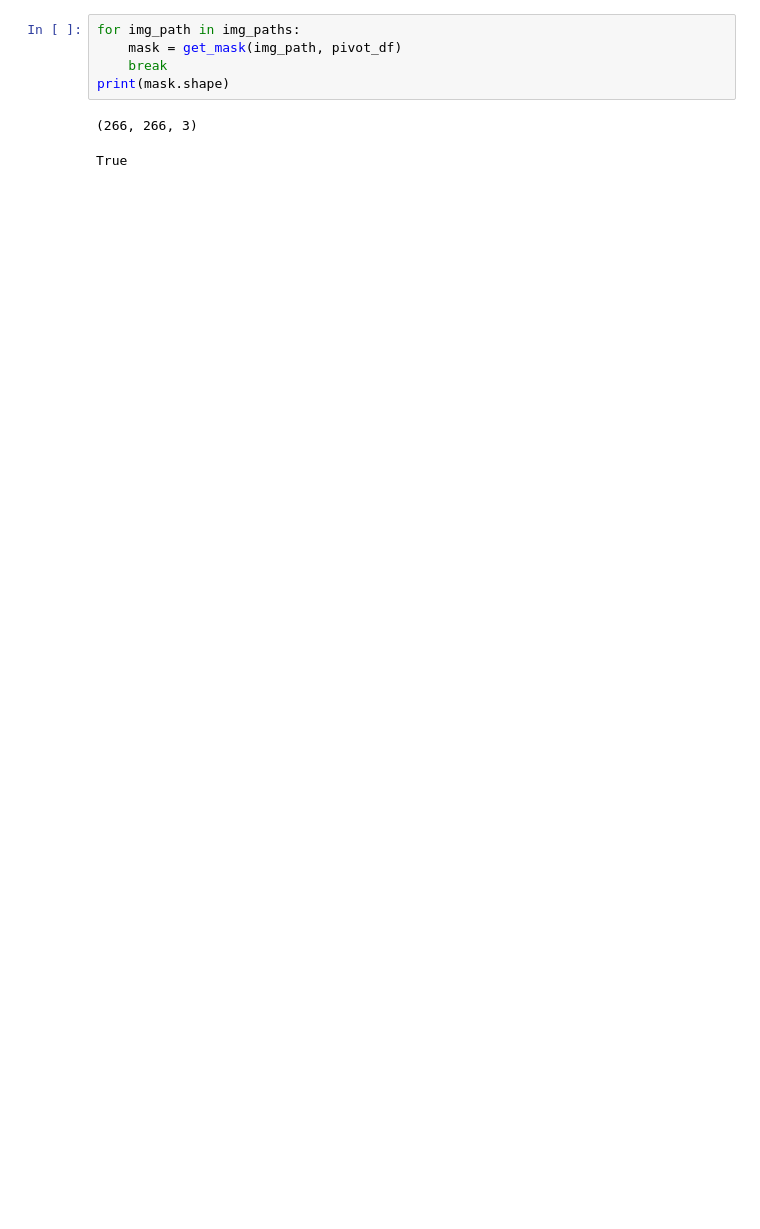
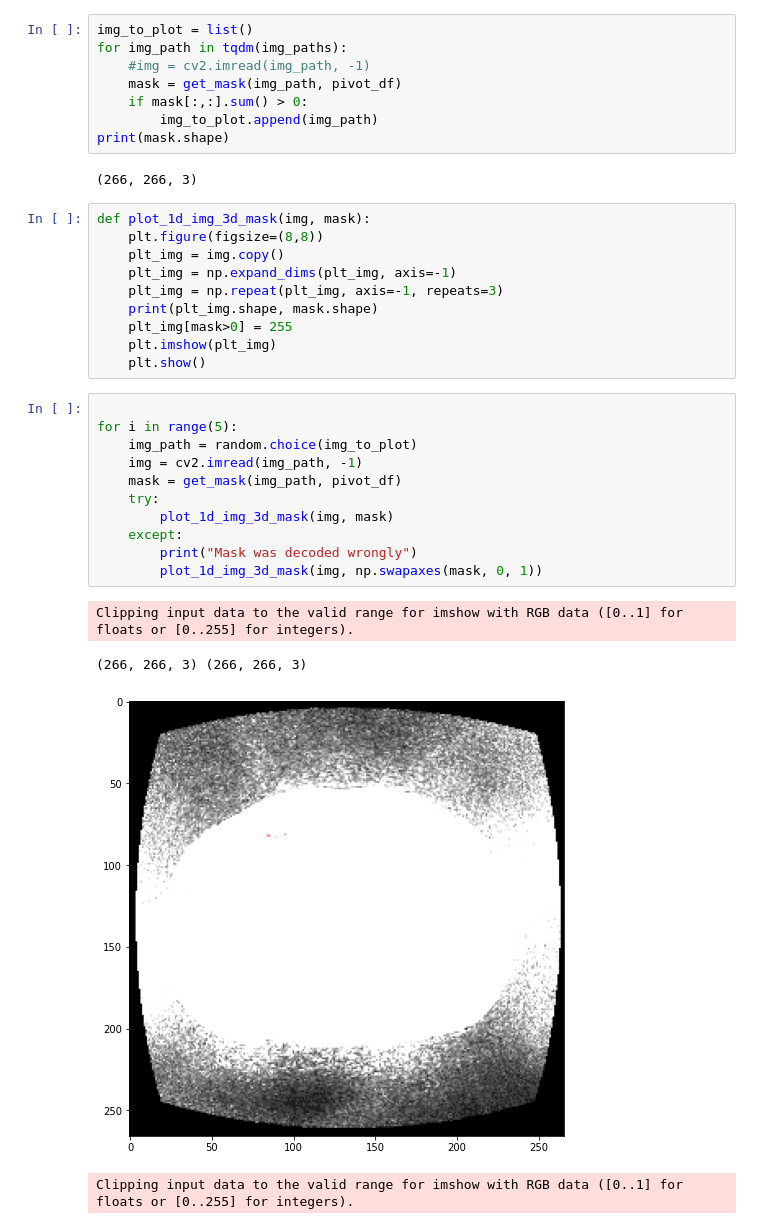
Before and after one commit to davidfu0826/UWMGI2022_Segmentation, a Jupyter notebook: notebooks/01_visualize_masks.ipynb, the cells around one changed output. Cells and saved outputs as stored; diff of their text form; blank space fills up the shorter version.

```diff
--- a/notebooks/01_visualize_masks.ipynb
+++ b/notebooks/01_visualize_masks.ipynb
@@ -24,12 +27,38 @@ print(img.shape, mask.shape)
 # %% [output]
 (266, 266) (266, 266, 3)
 # %%
-for img_path in img_paths:
+img_to_plot = list()
+for img_path in tqdm(img_paths):
+    #img = cv2.imread(img_path, -1)
     mask = get_mask(img_path, pivot_df)
-    break
+    if mask[:,:].sum() > 0:
+        img_to_plot.append(img_path)
 print(mask.shape)
 # %% [output]
 (266, 266, 3)
 # %%
+def plot_1d_img_3d_mask(img, mask):
+    plt.figure(figsize=(8,8))
+    plt_img = img.copy()
+    plt_img = np.expand_dims(plt_img, axis=-1)
+    plt_img = np.repeat(plt_img, axis=-1, repeats=3)
+    print(plt_img.shape, mask.shape)
+    plt_img[mask>0] = 255
+    plt.imshow(plt_img)
+    plt.show()
-# %% [output]
-True
+# %%
+
+for i in range(5):
+    img_path = random.choice(img_to_plot)
+    img = cv2.imread(img_path, -1)
+    mask = get_mask(img_path, pivot_df)
+    try:
+        plot_1d_img_3d_mask(img, mask)
+    except:
+        print("Mask was decoded wrongly")
+        plot_1d_img_3d_mask(img, np.swapaxes(mask, 0, 1))
+# %% [output]
+Clipping input data to the valid range for imshow with RGB data ([0..1] for floats or [0..255] for integers).
+(266, 266, 3) (266, 266, 3)
+[figure, added]
+Clipping input data to the valid range for imshow with RGB data ([0..1] for floats or [0..255] for integers).
```
Also changed, not shown: parts of 2 cells of this notebook, 1 other file.
